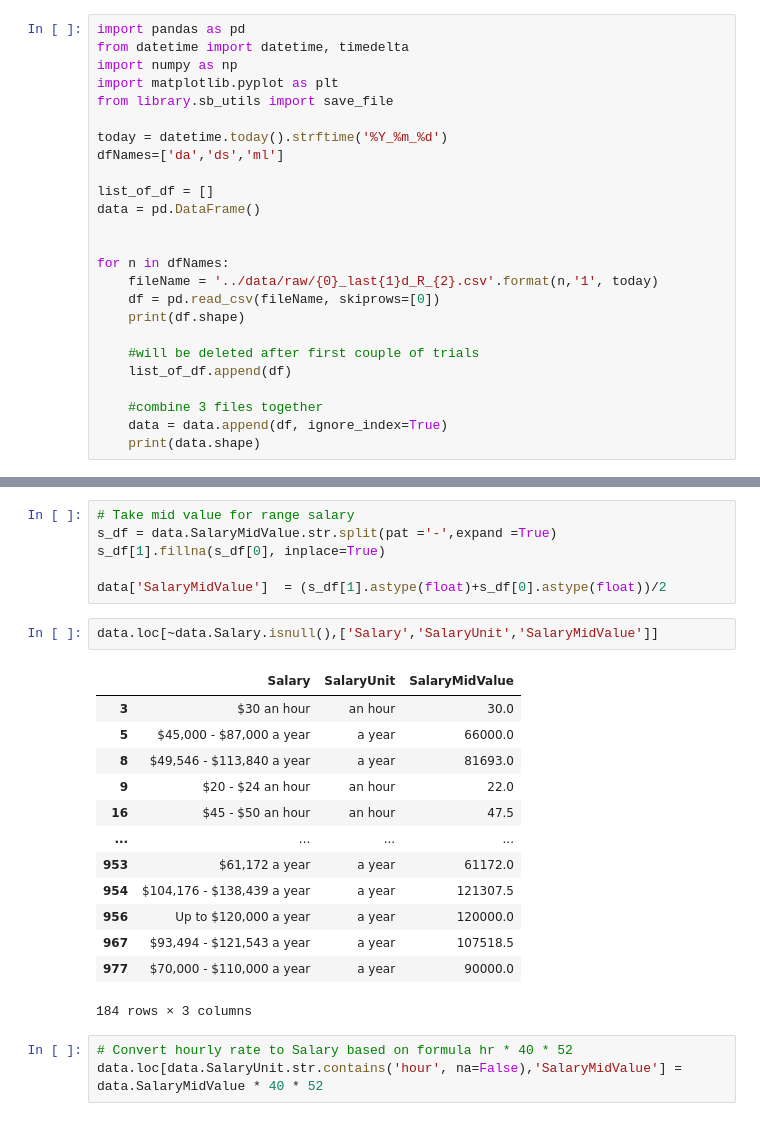
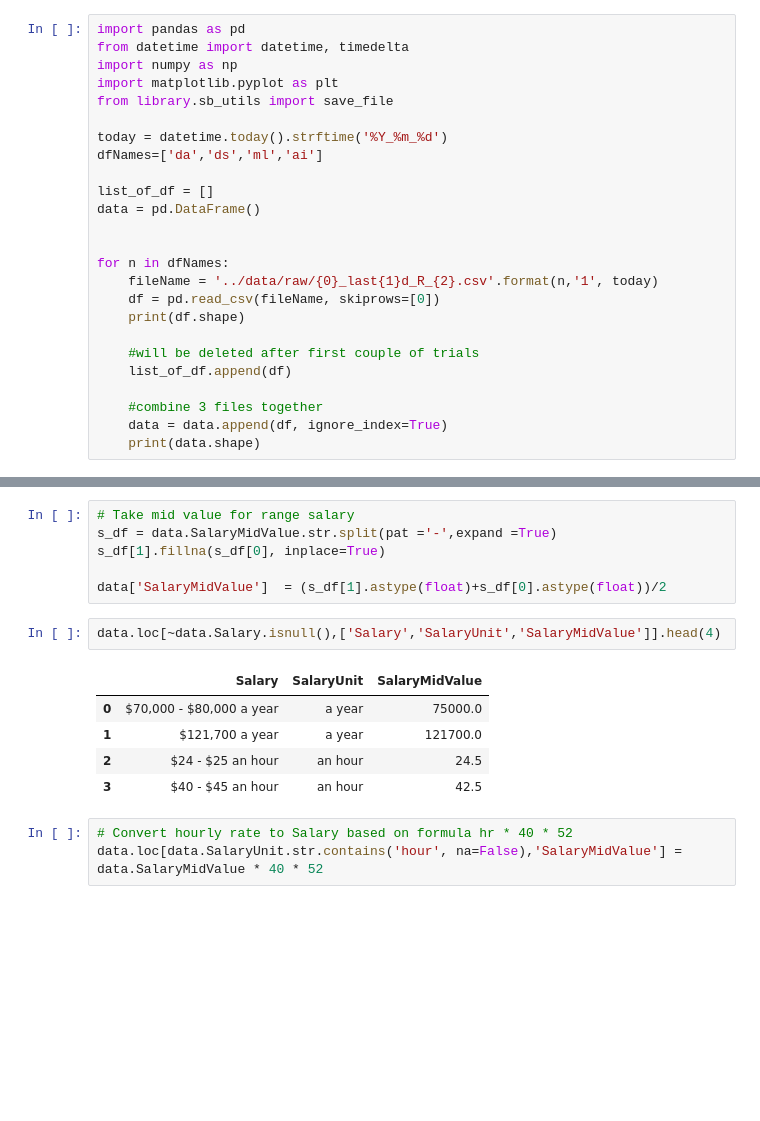
Before and after one commit to zhou8p/SpringBoardMainProjects, a Jupyter notebook: Capstone Two/notebooks/Indeed Job Data Wrangling.ipynb, the cells around one changed output, grey strips where cells are left out. Saved outputs shown, nothing was run; the diff lists cells and outputs as text; blank space fills up the shorter version.

```diff
--- a/Capstone Two/notebooks/Indeed Job Data Wrangling.ipynb
+++ b/Capstone Two/notebooks/Indeed Job Data Wrangling.ipynb
@@ -13,7 +13,7 @@ import matplotlib.pyplot as plt
 from library.sb_utils import save_file
 
 today = datetime.today().strftime('%Y_%m_%d')
-dfNames=['da','ds','ml']
+dfNames=['da','ds','ml','ai']
 
 list_of_df = []
 data = pd.DataFrame()
@@ -712,21 +649,13 @@ s_df[1].fillna(s_df[0], inplace=True)
 
 data['SalaryMidValue']  = (s_df[1].astype(float)+s_df[0].astype(float))/2
 # %%
-data.loc[~data.Salary.isnull(),['Salary','SalaryUnit','SalaryMidValue']]
+data.loc[~data.Salary.isnull(),['Salary','SalaryUnit','SalaryMidValue']].head(4)
 # %% [output]
 |  | Salary | SalaryUnit | SalaryMidValue |
-| 3 | $30 an hour | an hour | 30.0 |
-| 5 | $45,000 - $87,000 a year | a year | 66000.0 |
-| 8 | $49,546 - $113,840 a year | a year | 81693.0 |
-| 9 | $20 - $24 an hour | an hour | 22.0 |
-| 16 | $45 - $50 an hour | an hour | 47.5 |
-| ... | ... | ... | ... |
-| 953 | $61,172 a year | a year | 61172.0 |
-| 954 | $104,176 - $138,439 a year | a year | 121307.5 |
-| 956 | Up to $120,000 a year | a year | 120000.0 |
-| 967 | $93,494 - $121,543 a year | a year | 107518.5 |
-| 977 | $70,000 - $110,000 a year | a year | 90000.0 |
+| 0 | $70,000 - $80,000 a year | a year | 75000.0 |
+| 1 | $121,700 a year | a year | 121700.0 |
+| 2 | $24 - $25 an hour | an hour | 24.5 |
+| 3 | $40 - $45 an hour | an hour | 42.5 |
-184 rows × 3 columns
 # %%
 # Convert hourly rate to Salary based on formula hr * 40 * 52
 data.loc[data.SalaryUnit.str.contains('hour', na=False),'SalaryMidValue'] = data.SalaryMidValue * 40 * 52
```
Also changed, not shown: parts of 78 cells of this notebook.
